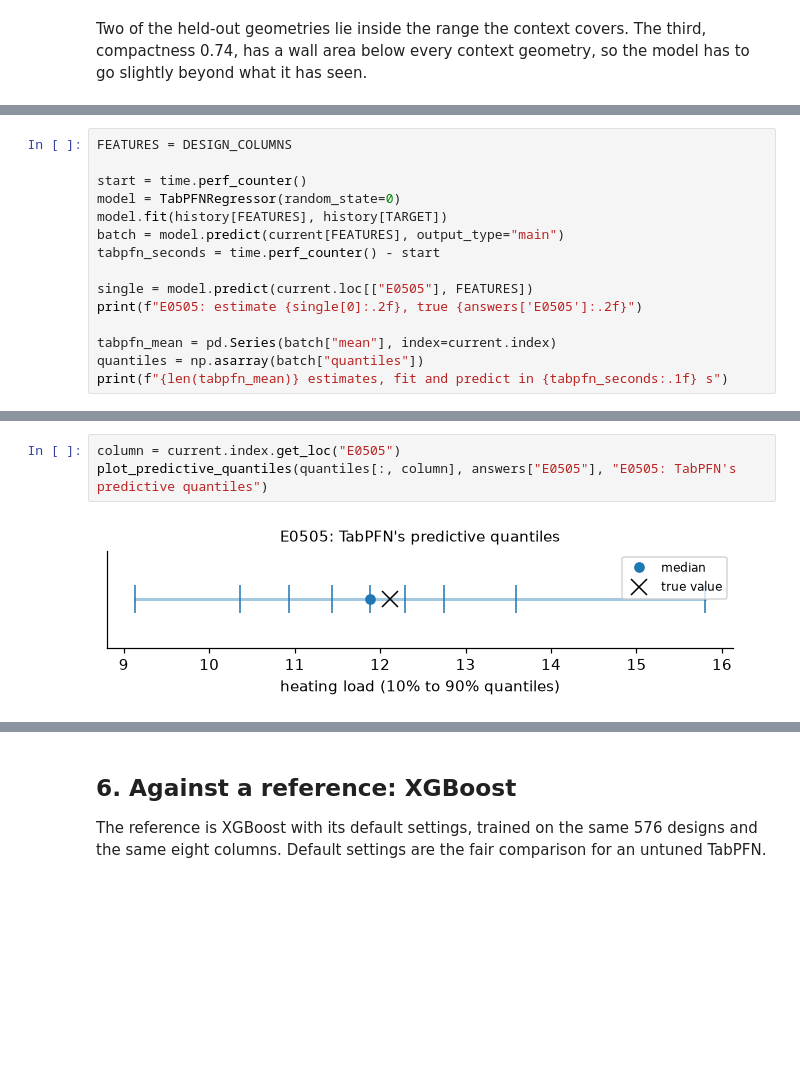
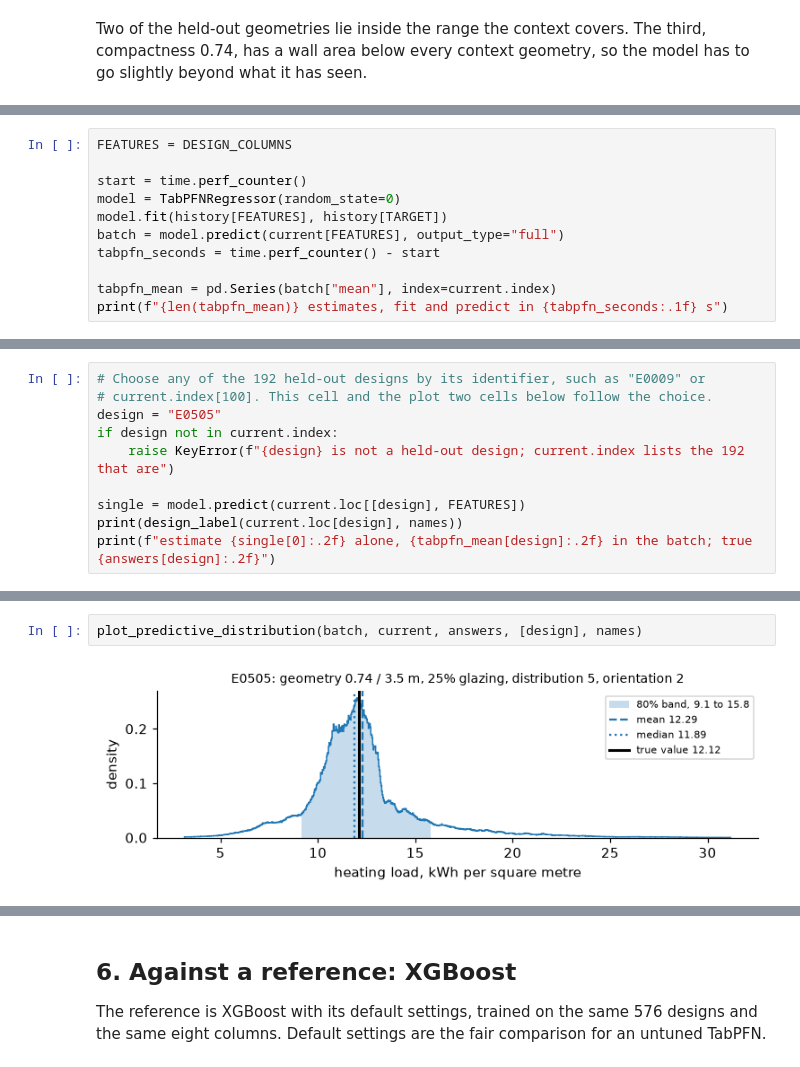
Before and after one commit to pleiadian53/tabular-icl-lab, a Jupyter notebook: notebooks/grouped_transfer/01_unseen_geometry_transfer.ipynb, the cells around one changed output, grey strips where cells are left out. Saved outputs shown, nothing was run; the diff lists cells and outputs as text; blank space fills up the shorter version.

```diff
--- a/notebooks/grouped_transfer/01_unseen_geometry_transfer.ipynb
+++ b/notebooks/grouped_transfer/01_unseen_geometry_transfer.ipynb
@@ -177,13 +179,9 @@ FEATURES = DESIGN_COLUMNS
 start = time.perf_counter()
 model = TabPFNRegressor(random_state=0)
 model.fit(history[FEATURES], history[TARGET])
-batch = model.predict(current[FEATURES], output_type="main")
+batch = model.predict(current[FEATURES], output_type="full")
 tabpfn_seconds = time.perf_counter() - start
 
-single = model.predict(current.loc[["E0505"], FEATURES])
-print(f"E0505: estimate {single[0]:.2f}, true {answers['E0505']:.2f}")
-
 tabpfn_mean = pd.Series(batch["mean"], index=current.index)
-quantiles = np.asarray(batch["quantiles"])
 print(f"{len(tabpfn_mean)} estimates, fit and predict in {tabpfn_seconds:.1f} s")
 # %% [output]
@@ -191,0 +189,10 @@ E0505: estimate 12.29, true 12.12
+# %%
+# Choose any of the 192 held-out designs by its identifier, such as "E0009" or
+# current.index[100]. This cell and the plot two cells below follow the choice.
+design = "E0505"
+if design not in current.index:
+    raise KeyError(f"{design} is not a held-out design; current.index lists the 192 that are")
+
+single = model.predict(current.loc[[design], FEATURES])
+print(design_label(current.loc[design], names))
+print(f"estimate {single[0]:.2f} alone, {tabpfn_mean[design]:.2f} in the batch; true {answers[design]:.2f}")
@@ -194,5 +218,4 @@ E0505: estimate 12.29, true 12.12
 # %%
-column = current.index.get_loc("E0505")
-plot_predictive_quantiles(quantiles[:, column], answers["E0505"], "E0505: TabPFN's predictive quantiles")
+plot_predictive_distribution(batch, current, answers, [design], names)
 # %% [output]
-[figure, old version]
+[figure, new version]
```
Also changed, not shown: parts of 11 cells of this notebook, 1 other file.
